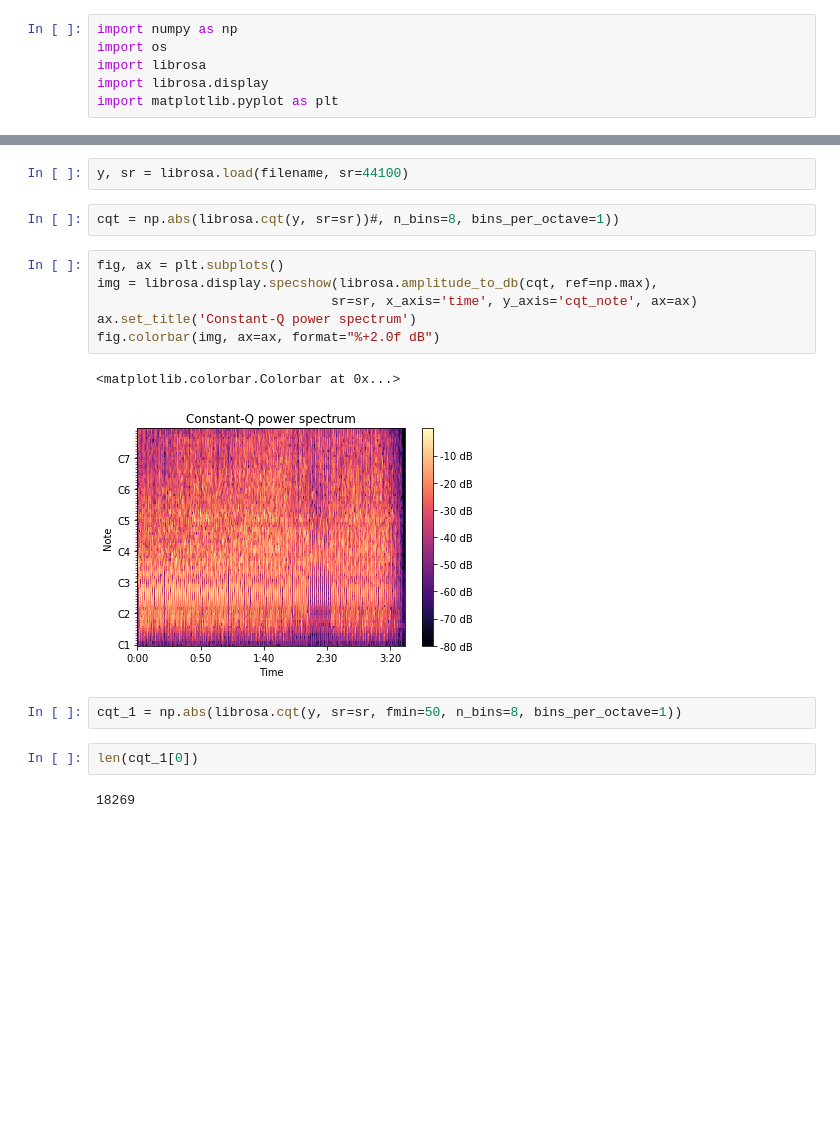
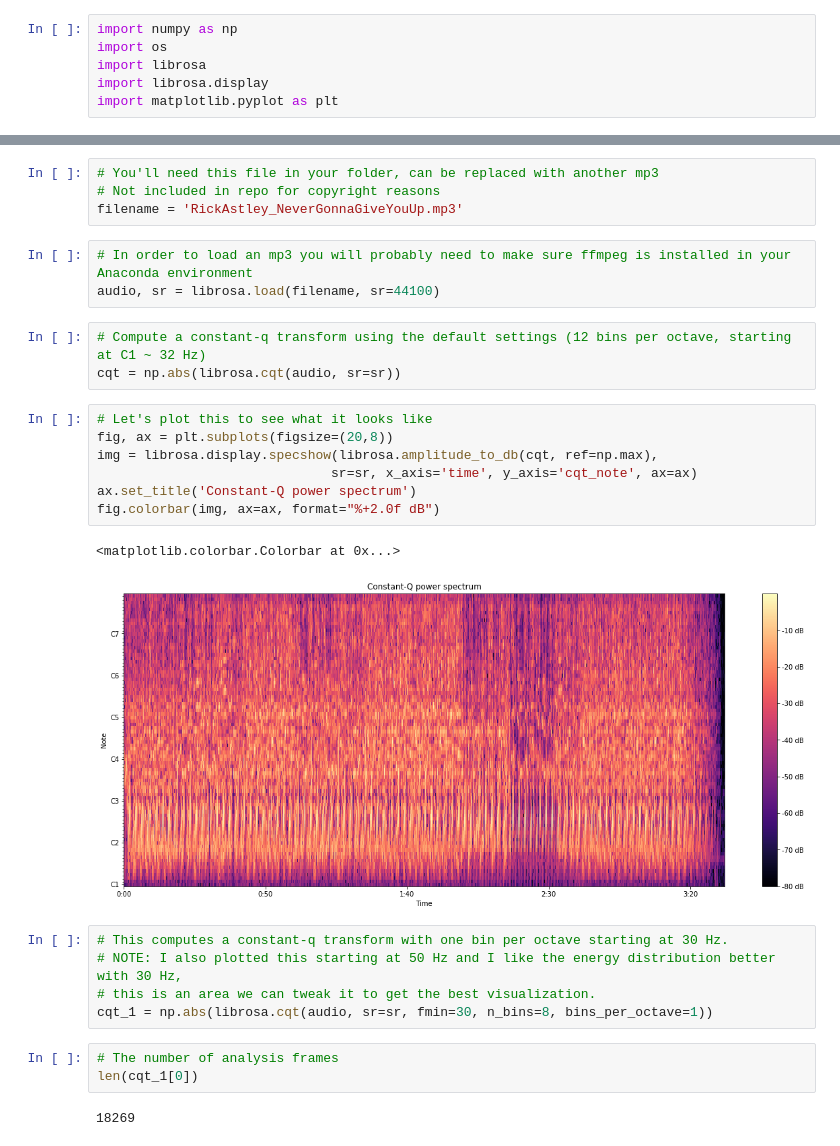
Before and after one commit to malloyca/AudioPhysVis, a Jupyter notebook: AudioPhysVis.ipynb, the cells around one changed output, grey strips where cells are left out. Drawn from its saved outputs; the diff is of its cells as text; blank space fills up the shorter version.

```diff
--- a/AudioPhysVis.ipynb
+++ b/AudioPhysVis.ipynb
@@ -22,22 +12,33 @@ filename = 'RickAstley_NeverGonnaGiveYouUp.mp3'
-# %%
-y, sr = librosa.load(filename, sr=44100)
-# %%
-cqt = np.abs(librosa.cqt(y, sr=sr))#, n_bins=8, bins_per_octave=1))
+# %%
+# You'll need this file in your folder, can be replaced with another mp3
+# Not included in repo for copyright reasons
+filename = 'RickAstley_NeverGonnaGiveYouUp.mp3'
+# %%
+# In order to load an mp3 you will probably need to make sure ffmpeg is installed in your Anaconda environment
+audio, sr = librosa.load(filename, sr=44100)
+# %%
+# Compute a constant-q transform using the default settings (12 bins per octave, starting at C1 ~ 32 Hz)
+cqt = np.abs(librosa.cqt(audio, sr=sr))
 # %%
-fig, ax = plt.subplots()
+# Let's plot this to see what it looks like
+fig, ax = plt.subplots(figsize=(20,8))
 img = librosa.display.specshow(librosa.amplitude_to_db(cqt, ref=np.max),
                               sr=sr, x_axis='time', y_axis='cqt_note', ax=ax)
 ax.set_title('Constant-Q power spectrum')
 fig.colorbar(img, ax=ax, format="%+2.0f dB")
 # %% [output]
 <matplotlib.colorbar.Colorbar at 0x...>
-[figure, old version]
+[figure, new version]
-# %%
-cqt_1 = np.abs(librosa.cqt(y, sr=sr, fmin=50, n_bins=8, bins_per_octave=1))
-# %%
-len(cqt_1[0])
-# %% [output]
-18269
+# %%
+# This computes a constant-q transform with one bin per octave starting at 30 Hz.
+# NOTE: I also plotted this starting at 50 Hz and I like the energy distribution better with 30 Hz,
+# this is an area we can tweak it to get the best visualization.
+cqt_1 = np.abs(librosa.cqt(audio, sr=sr, fmin=30, n_bins=8, bins_per_octave=1))
+# %%
+# The number of analysis frames
+len(cqt_1[0])
+# %% [output]
+18269
 # %%
 fig, ax = plt.subplots(figsize=(20,8))
 img = librosa.display.specshow(librosa.amplitude_to_db(cqt_1, ref=np.max),
```
Also changed, not shown: parts of 4 cells of this notebook.
